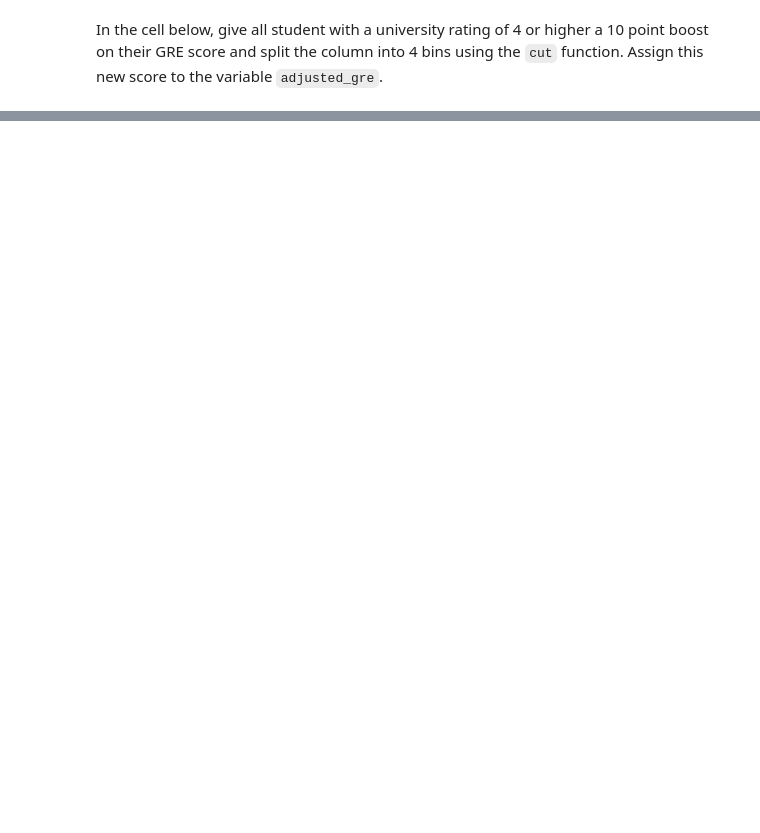
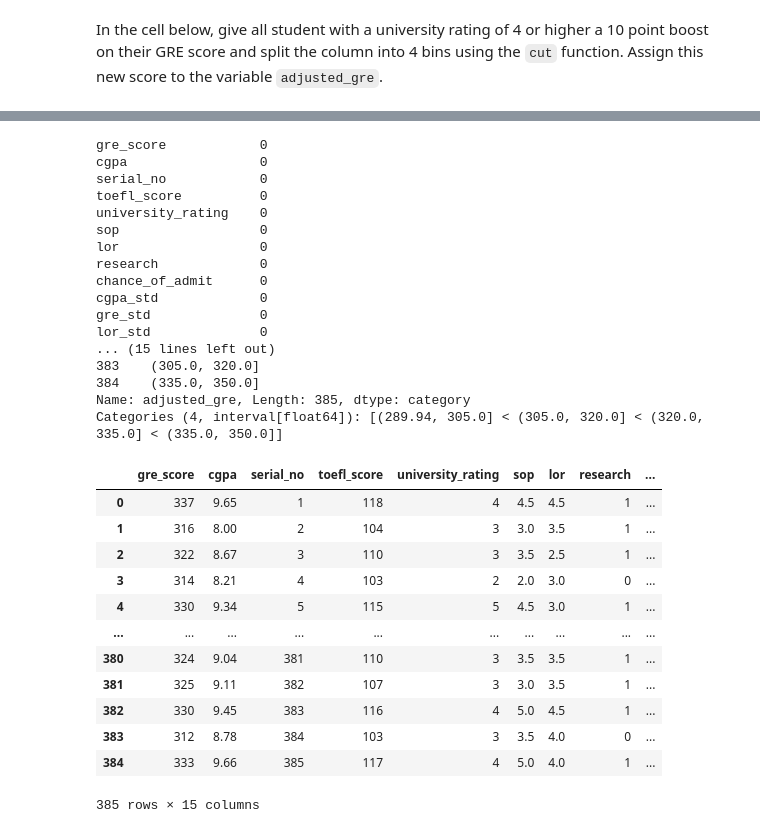
Before and after one commit to ta-data-lis/lab-advanced-pandas, a Jupyter notebook: your-code/main.ipynb, the cells around one changed output, grey strips where cells are left out. Cells and saved outputs as stored; diff of their text form; code cells hidden in the pictures; blank space fills up the shorter version.

Commit message:
Lab done. Pls check the controversial ending question.

```diff
--- a/your-code/main.ipynb
+++ b/your-code/main.ipynb
@@ -167,5 +196,6 @@ def standardize(col):
     """
 
     # your code here
+    return (col - np.mean(col)) / np.std(col)
 # %% [markdown]
 Now create the standardized columns `CGPA_std`, `GRE_std`, and `LOR_std` and add them to the `admissions` dataframe.
@@ -190,0 +249,19 @@ Create a column called `decision` in the `admissions` dataframe. Assign 1 to thi
+# %%
+'''
+Found this method out online, and it looks pretty interesting. I admit I was gonna go with .loc at
+first, but then this seemed kinda cooler and more interesting.
+'''
+# First create a condition to be used. This returns a Series with either T or F if the condition is met
+condition = admissions['deciding_column'] > 0.8
+
+# Then assign the 1 and 0 with np.where()
+admissions['decision'] = np.where(condition, 1, 0)
+admissions
+# Can also do it it one line, like this, but looks more crowded and more intimidating
+#admissions['decision'] = np.where((admissions['deciding_column'] > 0.8), 1, 0)
+
+
+# Can also do it like this, but I don't like .loc that much, and I'm not very skilled with it
+# as I almost never use it
+#admissions.loc[admissions['deciding_column'] > 0.8, 'decision'] = 1
+#admissions.loc[admissions['deciding_column'] <= 0.8, 'decision'] = 0
@@ -202,0 +304,6 @@ In the cell below, remove all non character symbols from the column names, repla
+# %%
+# your code here
+admissions.columns = admissions.columns.str.replace('.', '').str.replace(' ', '_').str.lower()
+
+# Checking
+admissions.columns
@@ -206,0 +343,49 @@ In the cell below, give all student with a university rating of 4 or higher a 10
+# %%
+'''
+Decided to try here with np.where() method and this time assigning it to a new column in the dataframe.
+Don't know if this was the desired output or if it was the Series above, or something else.
+If I do just 'adjusted_gre' instead of test2['adjusted_gre'] I kinda get a similar result as the above.
+However, if you pay attention to all the stuff I printed, you will see that I'm getting different
+intervals.
+
+Can you please explain how we are supposed to solve this in the right way? Which method is correct?
+'''
+test2 = admissions.copy()
+test2['adjusted_gre'] = pd.cut(np.where(test2['university_rating'] >= 4,
+                               test2['gre_score'] + 10, test2["gre_score"]), bins = 4)
+#adjusted_gre
+print(test2.isna().sum())
+print('\n')
+print(test2['adjusted_gre'])
+test2
+# %% [output]
+gre_score            0
+cgpa                 0
+serial_no            0
+toefl_score          0
+university_rating    0
+sop                  0
+lor                  0
+research             0
+chance_of_admit      0
+cgpa_std             0
+gre_std              0
+lor_std              0
+... (15 lines left out)
+383    (305.0, 320.0]
+384    (335.0, 350.0]
+Name: adjusted_gre, Length: 385, dtype: category
+Categories (4, interval[float64]): [(289.94, 305.0] < (305.0, 320.0] < (320.0, 335.0] < (335.0, 350.0]]
+|  | gre_score | cgpa | serial_no | toefl_score | university_rating | sop | lor | research | ... |
+| 0 | 337 | 9.65 | 1 | 118 | 4 | 4.5 | 4.5 | 1 | ... |
+| 1 | 316 | 8.00 | 2 | 104 | 3 | 3.0 | 3.5 | 1 | ... |
+| 2 | 322 | 8.67 | 3 | 110 | 3 | 3.5 | 2.5 | 1 | ... |
+| 3 | 314 | 8.21 | 4 | 103 | 2 | 2.0 | 3.0 | 0 | ... |
+| 4 | 330 | 9.34 | 5 | 115 | 5 | 4.5 | 3.0 | 1 | ... |
+| ... | ... | ... | ... | ... | ... | ... | ... | ... | ... |
+| 380 | 324 | 9.04 | 381 | 110 | 3 | 3.5 | 3.5 | 1 | ... |
+| 381 | 325 | 9.11 | 382 | 107 | 3 | 3.0 | 3.5 | 1 | ... |
+| 382 | 330 | 9.45 | 383 | 116 | 4 | 5.0 | 4.5 | 1 | ... |
+| 383 | 312 | 8.78 | 384 | 103 | 3 | 3.5 | 4.0 | 0 | ... |
+| 384 | 333 | 9.66 | 385 | 117 | 4 | 5.0 | 4.0 | 1 | ... |
+385 rows × 15 columns
```
Also changed, not shown: parts of 18 cells of this notebook.
